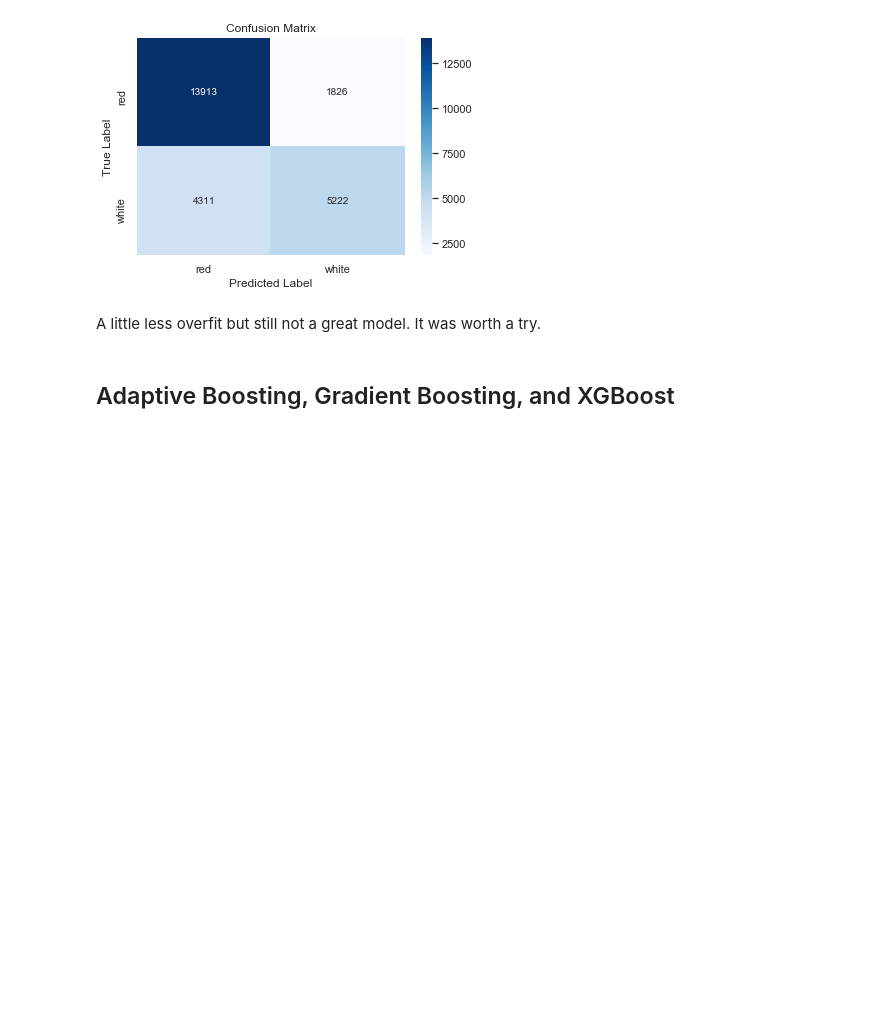
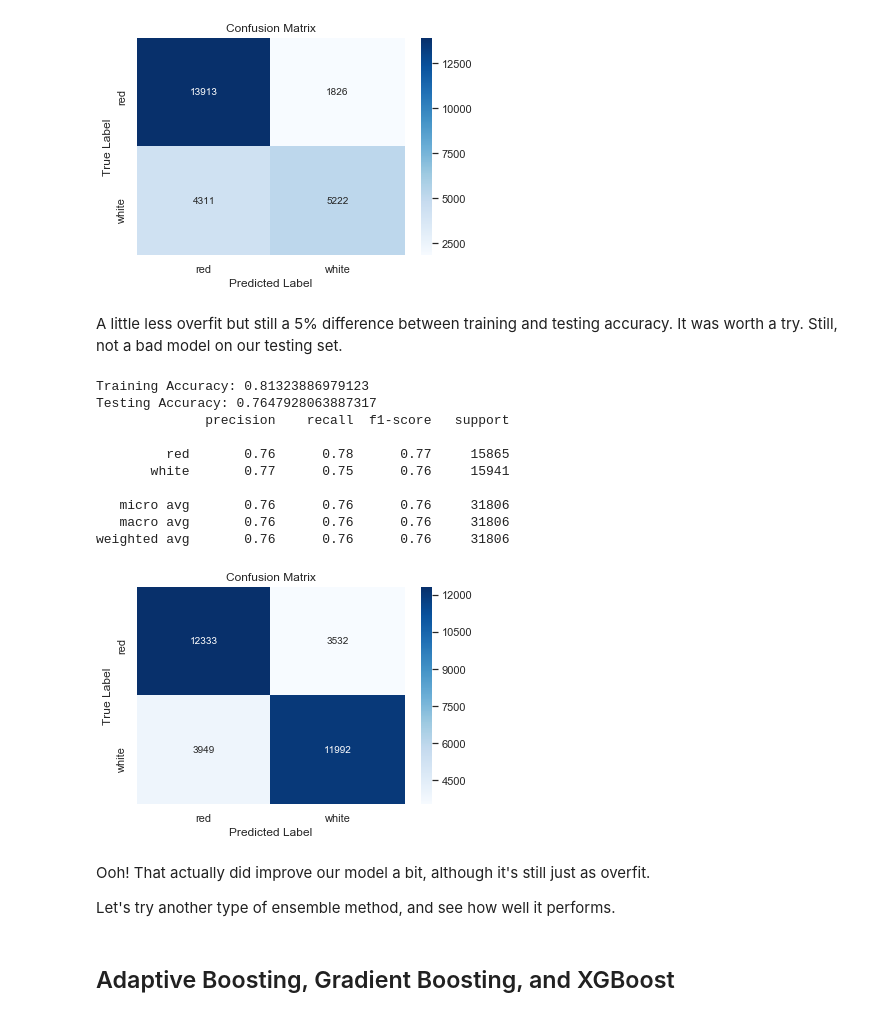
Before and after one commit to lindseyberlin/Blog_ClassificationModels, a Jupyter notebook: Lindsey_ModelSelection.ipynb, the cells around one changed output. Cells and saved outputs as stored; diff of their text form; code cells hidden in the pictures; blank space fills up the shorter version.

```diff
--- a/Lindsey_ModelSelection.ipynb
+++ b/Lindsey_ModelSelection.ipynb
@@ -815,7 +940,33 @@ Testing Accuracy: 0.757162076606521
 weighted avg       0.75      0.76      0.75     25272
 [figure]
 # %% [markdown]
-A little less overfit but still not a great model. It was worth a try.
+A little less overfit but still a 5% difference between training and testing accuracy. It was worth a try. Still, not a bad model on our testing set.
+# %%
+# Once more, but balanced
+knn_SMOTE = KNeighborsClassifier(n_neighbors=10)
+
+knn_SMOTE.fit(X_bal_train, y_bal_train)
+knn_SMOTE_preds = knn_SMOTE.predict(X_bal_test)
+
+print_scores(knn_SMOTE, X_bal_train, X_bal_test, y_bal_train,
+             y_bal_test, knn_SMOTE_preds)
+vis_cm(y_bal_test, knn_SMOTE_preds)
+# %% [output]
+Training Accuracy: 0.81323886979123
+Testing Accuracy: 0.7647928063887317
+              precision    recall  f1-score   support
+
+         red       0.76      0.78      0.77     15865
+       white       0.77      0.75      0.76     15941
+
+   micro avg       0.76      0.76      0.76     31806
+   macro avg       0.76      0.76      0.76     31806
+weighted avg       0.76      0.76      0.76     31806
+[figure, added]
+# %% [markdown]
+Ooh! That actually did improve our model a bit, although it's still just as overfit.
+
+Let's try another type of ensemble method, and see how well it performs.
 # %% [markdown]
 ## Adaptive Boosting, Gradient Boosting, and XGBoost
 # %%
```
Also changed, not shown: parts of 31 cells of this notebook.
